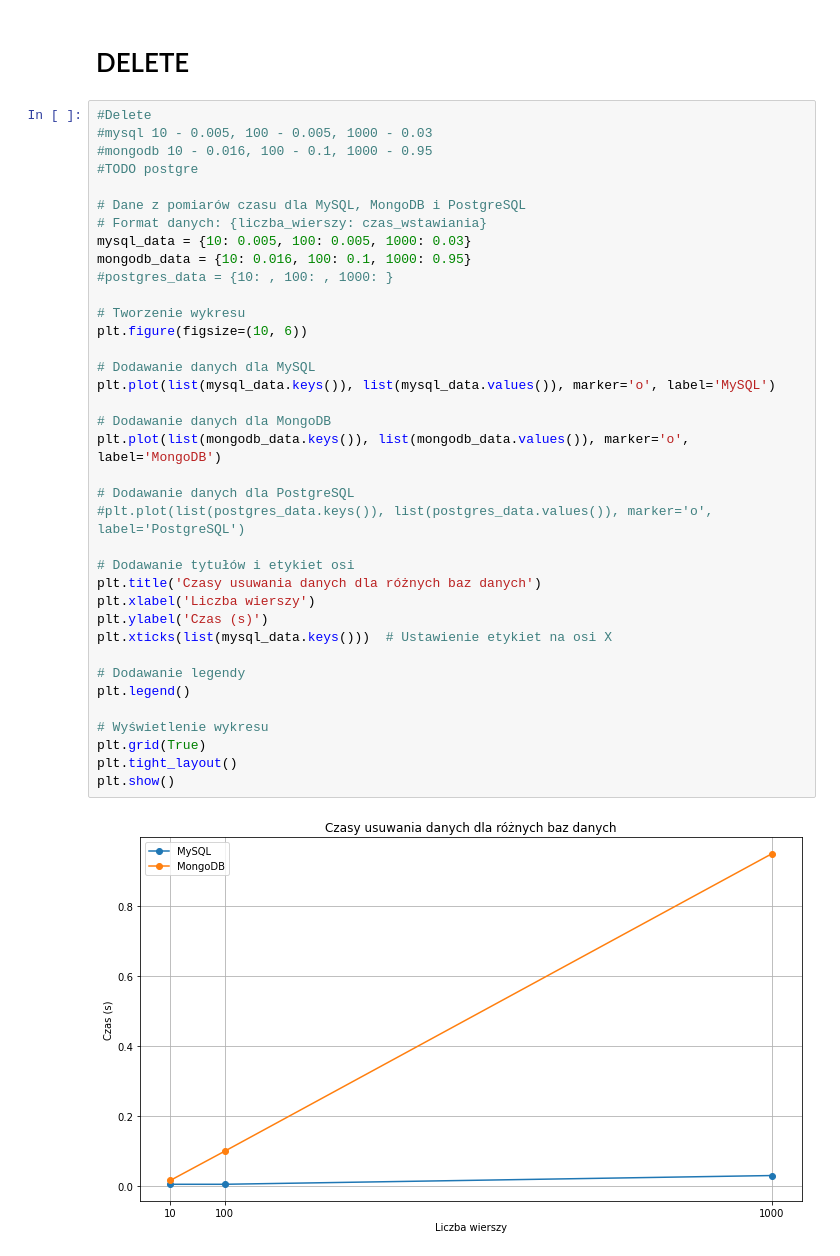
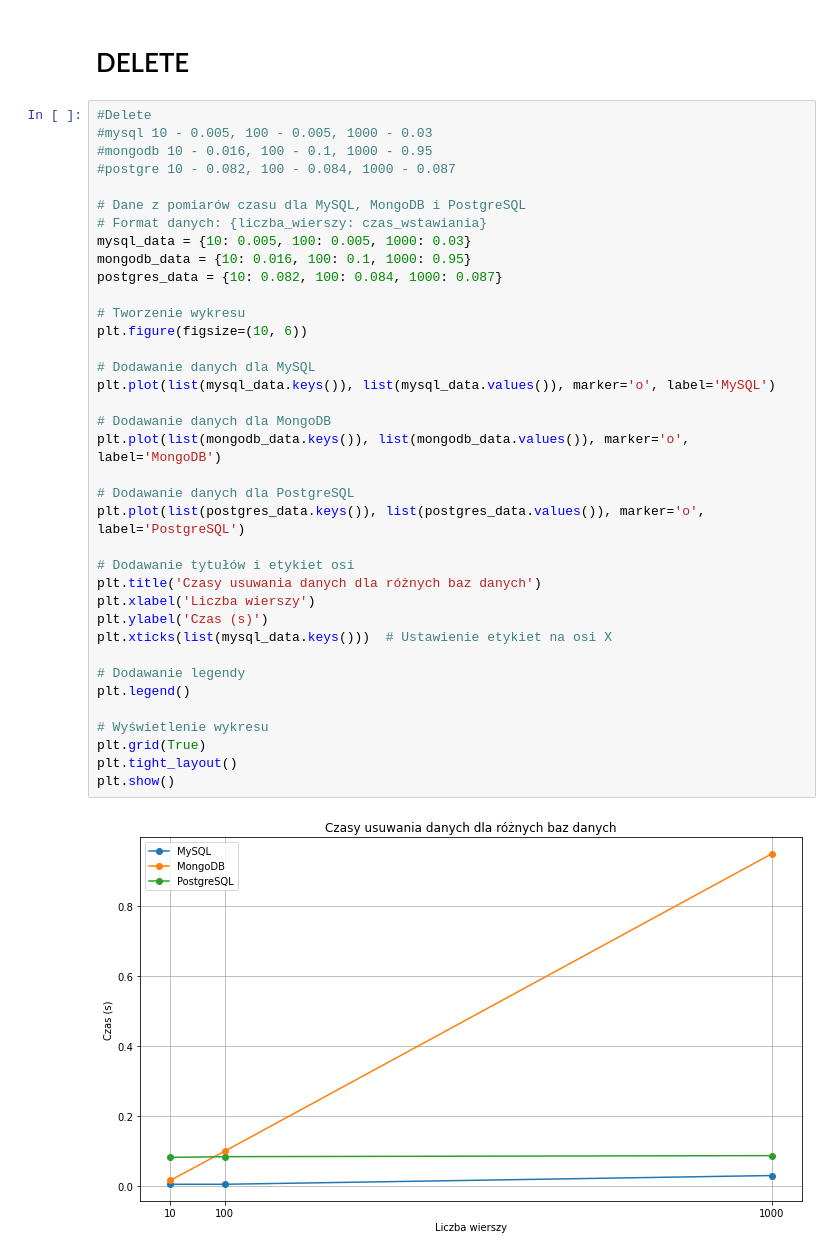
Before and after one commit to mpiwkoPK/ZTBD-project, a Jupyter notebook: wykresiki.ipynb, the cells around one changed output. Drawn from its saved outputs; the diff is of its cells as text.

```diff
--- a/wykresiki.ipynb
+++ b/wykresiki.ipynb
@@ -226,38 +321,38 @@ plt.show()
 #Delete
 #mysql 10 - 0.005, 100 - 0.005, 1000 - 0.03
 #mongodb 10 - 0.016, 100 - 0.1, 1000 - 0.95
-#TODO postgre
+#postgre 10 - 0.082, 100 - 0.084, 1000 - 0.087
 
 # Dane z pomiarów czasu dla MySQL, MongoDB i PostgreSQL
 # Format danych: {liczba_wierszy: czas_wstawiania}
 mysql_data = {10: 0.005, 100: 0.005, 1000: 0.03}
 mongodb_data = {10: 0.016, 100: 0.1, 1000: 0.95}
-#postgres_data = {10: , 100: , 1000: }
+postgres_data = {10: 0.082, 100: 0.084, 1000: 0.087}
 
 # Tworzenie wykresu
 plt.figure(figsize=(10, 6))
 
 # Dodawanie danych dla MySQL
 plt.plot(list(mysql_data.keys()), list(mysql_data.values()), marker='o', label='MySQL')
 
 # Dodawanie danych dla MongoDB
 plt.plot(list(mongodb_data.keys()), list(mongodb_data.values()), marker='o', label='MongoDB')
 
 # Dodawanie danych dla PostgreSQL
-#plt.plot(list(postgres_data.keys()), list(postgres_data.values()), marker='o', label='PostgreSQL')
+plt.plot(list(postgres_data.keys()), list(postgres_data.values()), marker='o', label='PostgreSQL')
 
 # Dodawanie tytułów i etykiet osi
 plt.title('Czasy usuwania danych dla różnych baz danych')
 plt.xlabel('Liczba wierszy')
 plt.ylabel('Czas (s)')
 plt.xticks(list(mysql_data.keys()))  # Ustawienie etykiet na osi X
 
 # Dodawanie legendy
 plt.legend()
 
 # Wyświetlenie wykresu
 plt.grid(True)
 plt.tight_layout()
 plt.show()
 # %% [output]
-[figure, old version]
+[figure, new version]
```
Also changed, not shown: parts of 10 cells of this notebook, 2 other files.
